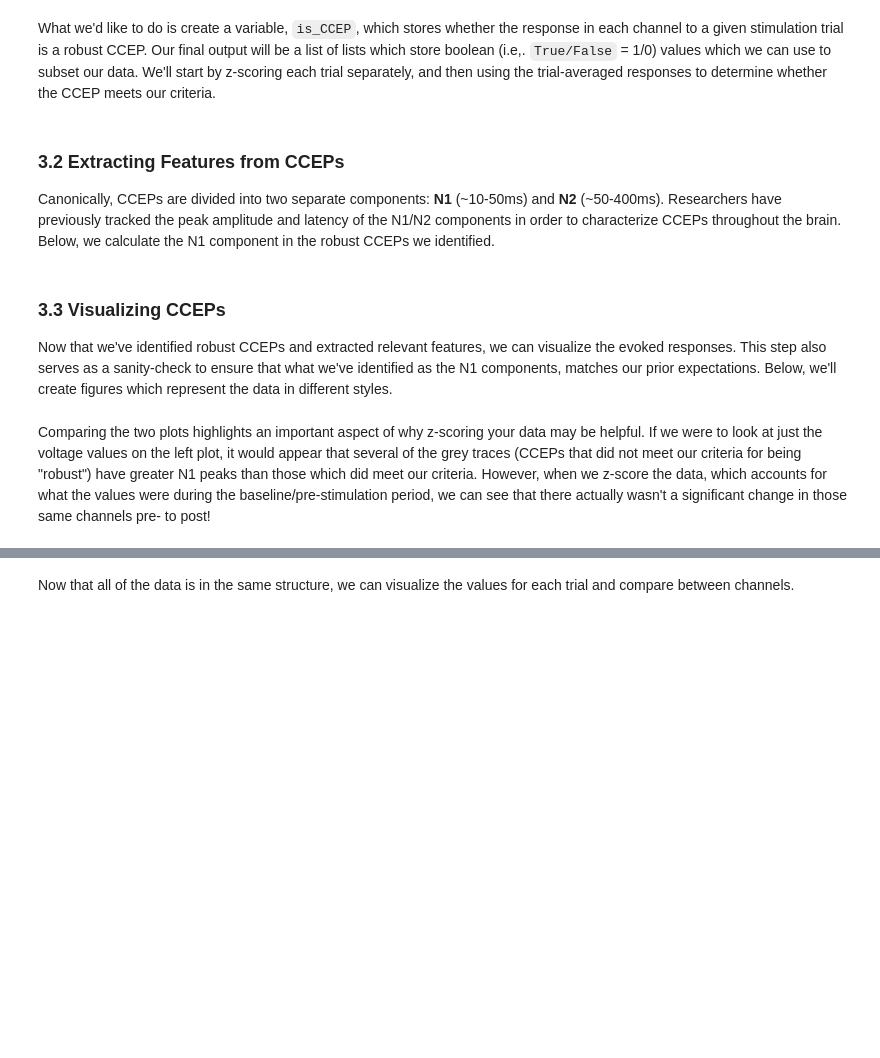
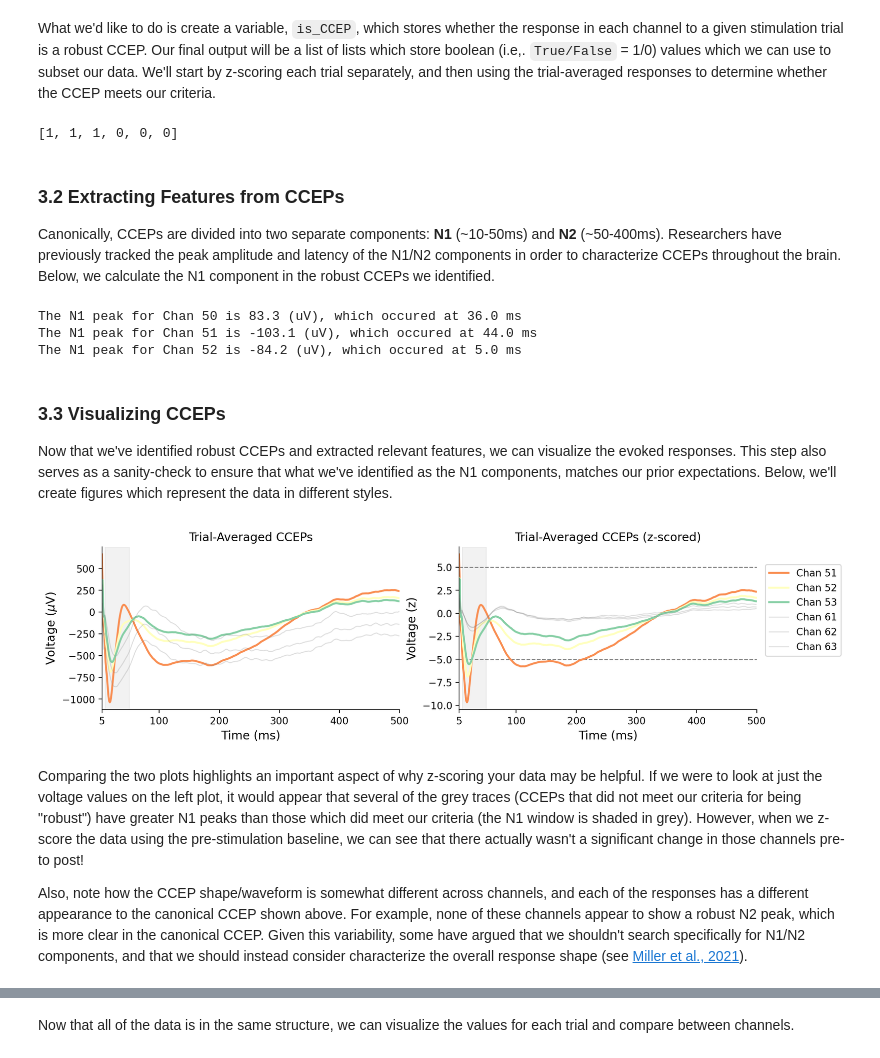
Before and after one commit to INMANLab/NDS-Workshops, a Jupyter notebook: 2 - Event-Related Analyses.ipynb, the cells around one changed output, grey strips where cells are left out. Saved outputs shown, nothing was run; the diff lists cells and outputs as text; code cells hidden in the pictures; blank space fills up the shorter version.

```diff
--- a/2 - Event-Related Analyses.ipynb
+++ b/2 - Event-Related Analyses.ipynb
@@ -56,10 +74,10 @@ An easy way to get the full path is to:
 3. Click the dots next to the folder name
 4. Select *Copy path*, and assign it to `datapath` below
 # %%
-datapath = '/content/drive/MyDrive/Code/INMAN Lab/NDS-Workshops/Sample Data/'
+datapath = '/content/drive/MyDrive/Code/INMAN Lab/NDS-Workshops/Data'
 
 # Check whether path correctly entered
 if os.path.exists(datapath):
-  print('"Sample Data" folder found!')
+  print('"Data" folder found!')
 else:
-  print('"Sample Data" folder NOT found! Double-check the datapath.')
+  print('"Data" folder NOT found! Double-check the datapath.')
@@ -252,5 +316,5 @@ If we were to load the `.mat` file in `MATLAB`, we would see the following varia
 
 Below, we use the function `scipy.io.loadmat()` which allows us to read in `.mat` files as a `Python` dictionary.
 # %%
-CCEP_dataset = scipy.io.loadmat((datapath + 'CCEPDataset.mat'), simplify_cells = True)
+CCEP_dataset = scipy.io.loadmat(os.path.join(datapath, 'CCEPDataset.mat'), simplify_cells = True)
 CCEP_dataset.keys() # display names of variables (keys in dictionary)
@@ -395,6 +494,8 @@ for i in range(TA_CCEPs_Z.shape[1]): # for each response channel
     is_CCEP.append(0) # False
 
 is_CCEP
+# %% [output]
+[1, 1, 1, 0, 0, 0]
 # %% [markdown]
 ### 3.2 Extracting Features from CCEPs
 Canonically, CCEPs are divided into two separate components: **N1** (\~10-50ms) and **N2** (\~50-400ms). Researchers have previously tracked the peak amplitude and latency of the N1/N2 components in order to characterize CCEPs throughout the brain. Below, we calculate the N1 component in the robust CCEPs we identified.
@@ -417,42 +518,50 @@ for i in range(len(hip_resp_chans)):
     sample_N1_val = TA_N1_data[TA_N1_indices[i], i]
     sample_N1_time = N1_win[TA_N1_indices[i]]
     print('The N1 peak for Chan %s is %.1f (uV), which occured at %.1f ms' %(sample_chan, sample_N1_val, sample_N1_time))
+# %% [output]
+The N1 peak for Chan 50 is 83.3 (uV), which occured at 36.0 ms
+The N1 peak for Chan 51 is -103.1 (uV), which occured at 44.0 ms
+The N1 peak for Chan 52 is -84.2 (uV), which occured at 5.0 ms
 # %% [markdown]
 
 ### 3.3 Visualizing CCEPs
 Now that we've identified robust CCEPs and extracted relevant features, we can visualize the evoked responses. This step also serves as a sanity-check to ensure that what we've identified as the N1 components, matches our prior expectations. Below, we'll create figures which represent the data in different styles.
 # %%
 # Figure parameters
-fig, axes = plt.subplots(1, 2, figsize = (15,3))
+fig, axes = plt.subplots(1, 2, figsize = (12,3))
 palette = sns.color_palette('Spectral', n_colors = sum(is_CCEP))
 color_idx = 0
 times = np.arange(5, 500)
 
 # Plotting
 for i in range(len(is_CCEP)): # for each response channel
   if is_CCEP[i] == 1:
     axes[0].plot(times, TA_CCEPs[:,i], color  = palette[color_idx], linewidth = 2, label = ('Chan ' + str(hip_resp_chans[i]+1)))
     axes[1].plot(times, TA_CCEPs_Z[:,i], color  = palette[color_idx], linewidth = 2, label = ('Chan ' + str(hip_resp_chans[i]+1)))
     color_idx += 1
   else:
     axes[0].plot(times, TA_CCEPs[:,i], color  = 'grey', linewidth = 1, label = ('Chan ' + str(hip_resp_chans[i]+1)), alpha = 0.25)
     axes[1].plot(times, TA_CCEPs_Z[:,i], color  = 'grey', linewidth = 1, label = ('Chan ' + str(hip_resp_chans[i]+1)), alpha = 0.25)
 
 # Clean-up figure appearance
 axes[0].set_title('Trial-Averaged CCEPs')
 axes[1].set_title('Trial-Averaged CCEPs (z-scored)')
-axes[1].legend(loc = 'lower right', fontsize = 'medium', bbox_to_anchor = (1.25, 0.3))
+axes[1].legend(loc = 'lower right', fontsize = 'medium', bbox_to_anchor = (1.3, 0.3))
 axes[0].set_ylabel('Voltage ($\mu$V)', fontsize = 'large')
 axes[1].set_ylabel('Voltage (z)', fontsize = 'large')
 for ax in [axes[0], axes[1]]:
   ax.axvspan(xmin = 10, xmax = 50, alpha = 0.1, color = 'grey', zorder = -10)
   ax.set_xlabel('Time (ms)', fontsize = 'large')
   ax.set_xticks([5, 100, 200, 300, 400, 500])
   ax.set_xlim(5, 500)
 axes[1].axhline(-5, lw = 1, linestyle = '--', color = 'grey', zorder = -5)
 axes[1].axhline(5, lw = 1, linestyle = '--', color = 'grey', zorder = -5)
 sns.despine(top = True, right = True)
+# %% [output]
+[figure, added]
 # %% [markdown]
-Comparing the two plots highlights an important aspect of why z-scoring your data may be helpful. If we were to look at just the voltage values on the left plot, it would appear that several of the grey traces (CCEPs that did not meet our criteria for being "robust") have greater N1 peaks than those which did meet our criteria. However, when we z-score the data, which accounts for what the values were during the baseline/pre-stimulation period, we can see that there actually wasn't a significant change in those same channels pre- to post!
+Comparing the two plots highlights an important aspect of why z-scoring your data may be helpful. If we were to look at just the voltage values on the left plot, it would appear that several of the grey traces (CCEPs that did not meet our criteria for being "robust") have greater N1 peaks than those which did meet our criteria (the N1 window is shaded in grey). However, when we z-score the data using the pre-stimulation baseline, we can see that there actually wasn't a significant change in those channels pre- to post!
+
+Also, note how the CCEP shape/waveform is somewhat different across channels, and each of the responses has a different appearance to the canonical CCEP shown above. For example, none of these channels appear to show a robust N2 peak, which is more clear in the canonical CCEP. Given this variability, some have argued that we shouldn't search specifically for N1/N2 components, and that we should instead consider characterize the overall response shape (see [Miller et al., 2021](https://journals.plos.org/ploscompbiol/article?id=10.1371/journal.pcbi.1008710)).
 # %% [markdown]
 ### 3.4 Statistical Comparison of CCEPs
```
Also changed, not shown: parts of 27 cells of this notebook.
